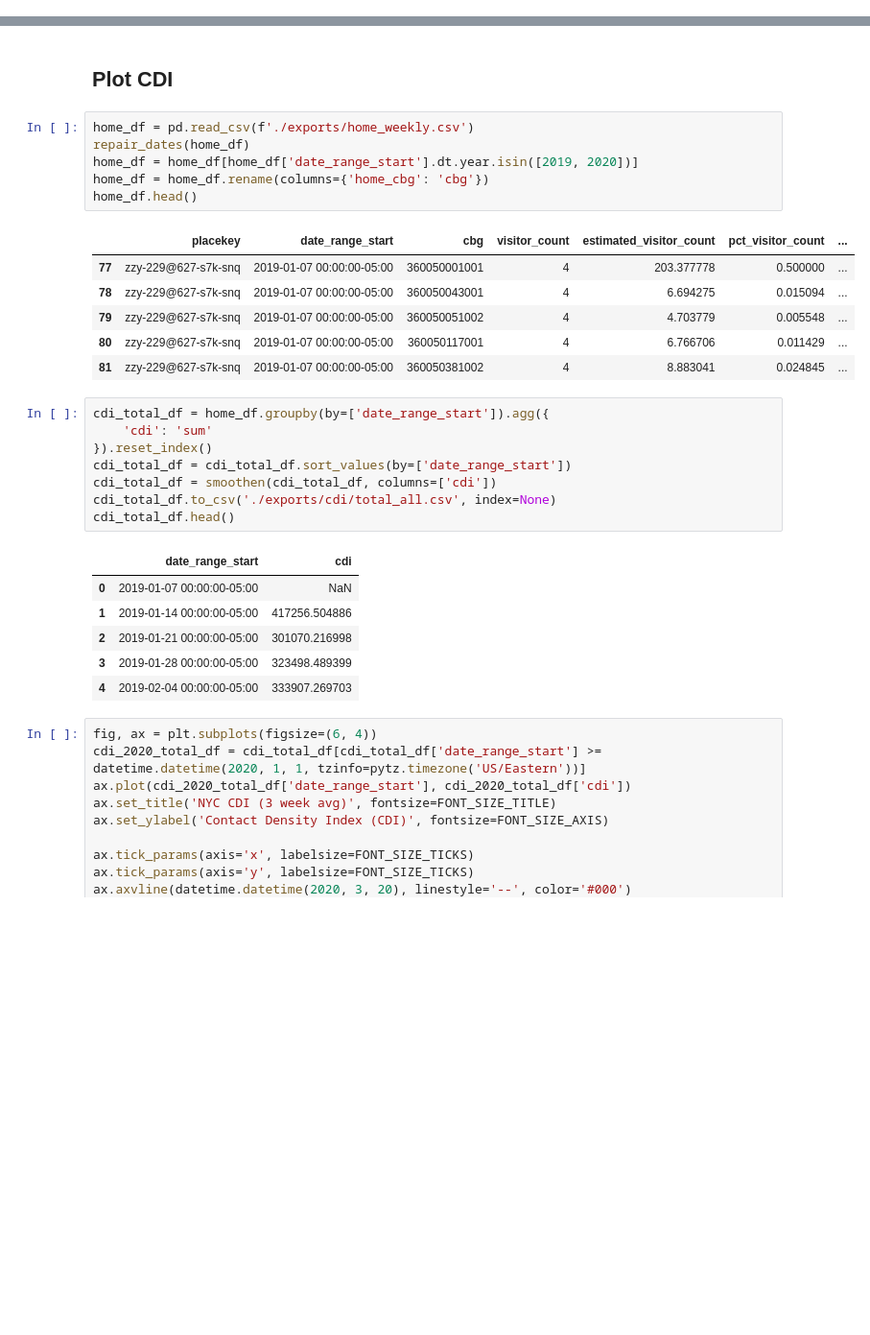
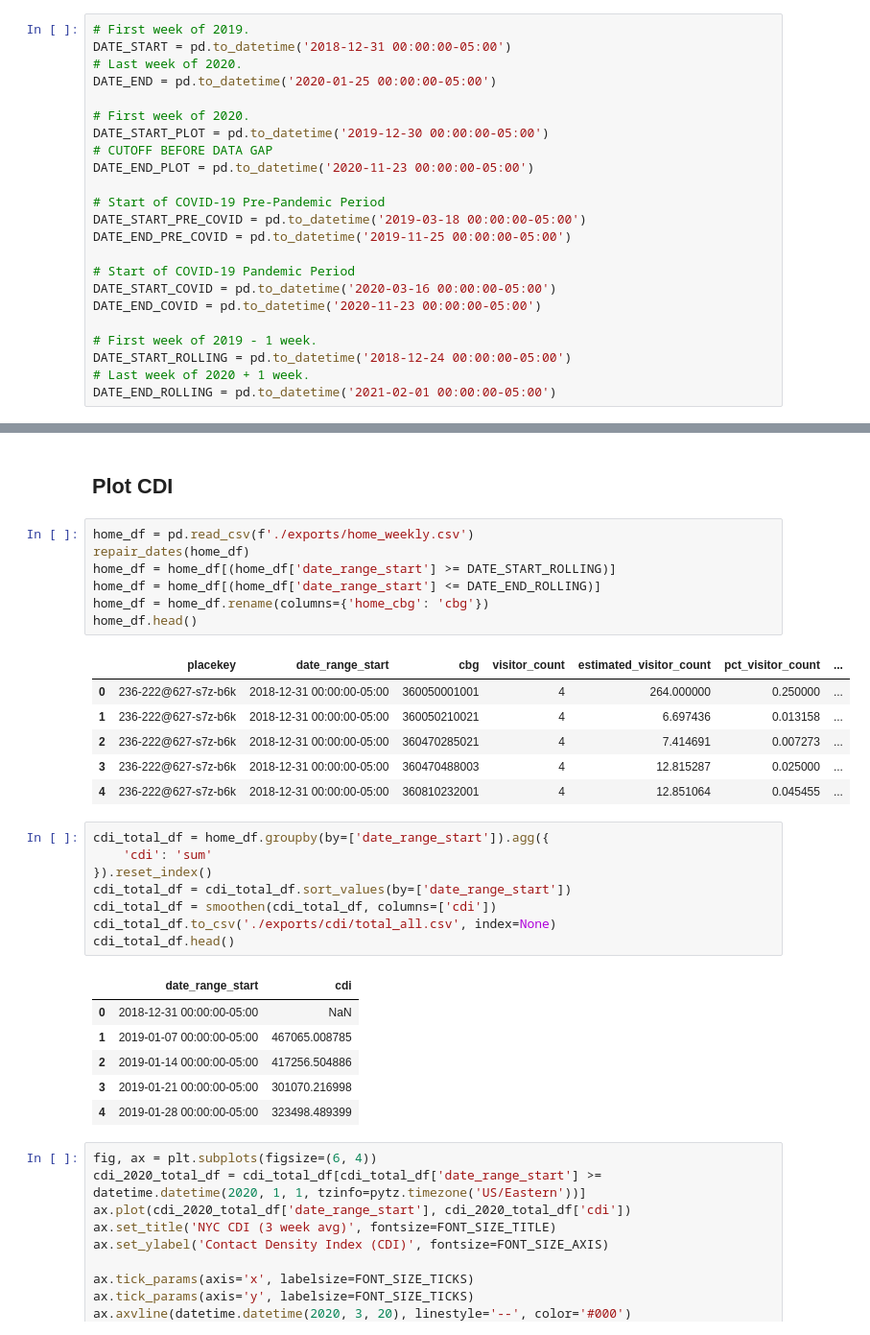
Before and after one commit to cpcarey/nyu-cusp-food-access, a Jupyter notebook: notebooks/cc0102_plot_cdi.ipynb, the cells around one changed output, grey strips where cells are left out. Shown at 96% size. Cells and saved outputs as stored; diff of their text form; blank space fills up the shorter version.

```diff
--- a/notebooks/cc0102_plot_cdi.ipynb
+++ b/notebooks/cc0102_plot_cdi.ipynb
@@ -43,6 +44,29 @@ FONT_SIZE_AXIS=14
 FONT_SIZE_TITLE=16
 FONT_SIZE_LEGEND=14
 tzinfo = pytz.timezone('US/Eastern')
+# %%
+# First week of 2019.
+DATE_START = pd.to_datetime('2018-12-31 00:00:00-05:00')
+# Last week of 2020.
+DATE_END = pd.to_datetime('2020-01-25 00:00:00-05:00')
+
+# First week of 2020.
+DATE_START_PLOT = pd.to_datetime('2019-12-30 00:00:00-05:00')
+# CUTOFF BEFORE DATA GAP
+DATE_END_PLOT = pd.to_datetime('2020-11-23 00:00:00-05:00')
+
+# Start of COVID-19 Pre-Pandemic Period
+DATE_START_PRE_COVID = pd.to_datetime('2019-03-18 00:00:00-05:00')
+DATE_END_PRE_COVID = pd.to_datetime('2019-11-25 00:00:00-05:00')
+
+# Start of COVID-19 Pandemic Period
+DATE_START_COVID = pd.to_datetime('2020-03-16 00:00:00-05:00')
+DATE_END_COVID = pd.to_datetime('2020-11-23 00:00:00-05:00')
+
+# First week of 2019 - 1 week.
+DATE_START_ROLLING = pd.to_datetime('2018-12-24 00:00:00-05:00')
+# Last week of 2020 + 1 week.
+DATE_END_ROLLING = pd.to_datetime('2021-02-01 00:00:00-05:00')
 # %%
 def peek(df):
     display(df.iloc[0:3, :])
@@ -79,16 +103,17 @@ def smoothen_within(df, columns=[], by=None, N=2):
 # %%
 home_df = pd.read_csv(f'./exports/home_weekly.csv')
 repair_dates(home_df)
-home_df = home_df[home_df['date_range_start'].dt.year.isin([2019, 2020])]
+home_df = home_df[(home_df['date_range_start'] >= DATE_START_ROLLING)]
+home_df = home_df[(home_df['date_range_start'] <= DATE_END_ROLLING)]
 home_df = home_df.rename(columns={'home_cbg': 'cbg'})
 home_df.head()
 # %% [output]
 |  | placekey | date_range_start | cbg | visitor_count | estimated_visitor_count | pct_visitor_count | ... |
-| 77 | zzy-229@627-s7k-snq | 2019-01-07 00:00:00-05:00 | 360050001001 | 4 | 203.377778 | 0.500000 | ... |
-| 78 | zzy-229@627-s7k-snq | 2019-01-07 00:00:00-05:00 | 360050043001 | 4 | 6.694275 | 0.015094 | ... |
-| 79 | zzy-229@627-s7k-snq | 2019-01-07 00:00:00-05:00 | 360050051002 | 4 | 4.703779 | 0.005548 | ... |
-| 80 | zzy-229@627-s7k-snq | 2019-01-07 00:00:00-05:00 | 360050117001 | 4 | 6.766706 | 0.011429 | ... |
-| 81 | zzy-229@627-s7k-snq | 2019-01-07 00:00:00-05:00 | 360050381002 | 4 | 8.883041 | 0.024845 | ... |
+| 0 | 236-222@627-s7z-b6k | 2018-12-31 00:00:00-05:00 | 360050001001 | 4 | 264.000000 | 0.250000 | ... |
+| 1 | 236-222@627-s7z-b6k | 2018-12-31 00:00:00-05:00 | 360050210021 | 4 | 6.697436 | 0.013158 | ... |
+| 2 | 236-222@627-s7z-b6k | 2018-12-31 00:00:00-05:00 | 360470285021 | 4 | 7.414691 | 0.007273 | ... |
+| 3 | 236-222@627-s7z-b6k | 2018-12-31 00:00:00-05:00 | 360470488003 | 4 | 12.815287 | 0.025000 | ... |
+| 4 | 236-222@627-s7z-b6k | 2018-12-31 00:00:00-05:00 | 360810232001 | 4 | 12.851064 | 0.045455 | ... |
 # %%
 cdi_total_df = home_df.groupby(by=['date_range_start']).agg({
     'cdi': 'sum'
@@ -99,11 +124,11 @@ cdi_total_df.to_csv('./exports/cdi/total_all.csv', index=None)
 cdi_total_df.head()
 # %% [output]
 |  | date_range_start | cdi |
-| 0 | 2019-01-07 00:00:00-05:00 | NaN |
-| 1 | 2019-01-14 00:00:00-05:00 | 417256.504886 |
-| 2 | 2019-01-21 00:00:00-05:00 | 301070.216998 |
-| 3 | 2019-01-28 00:00:00-05:00 | 323498.489399 |
-| 4 | 2019-02-04 00:00:00-05:00 | 333907.269703 |
+| 0 | 2018-12-31 00:00:00-05:00 | NaN |
+| 1 | 2019-01-07 00:00:00-05:00 | 467065.008785 |
+| 2 | 2019-01-14 00:00:00-05:00 | 417256.504886 |
+| 3 | 2019-01-21 00:00:00-05:00 | 301070.216998 |
+| 4 | 2019-01-28 00:00:00-05:00 | 323498.489399 |
 # %%
 fig, ax = plt.subplots(figsize=(6, 4))
 cdi_2020_total_df = cdi_total_df[cdi_total_df['date_range_start'] >= datetime.datetime(2020, 1, 1, tzinfo=pytz.timezone('US/Eastern'))]
```
Also changed, not shown: parts of 21 cells of this notebook, 5 other files.
